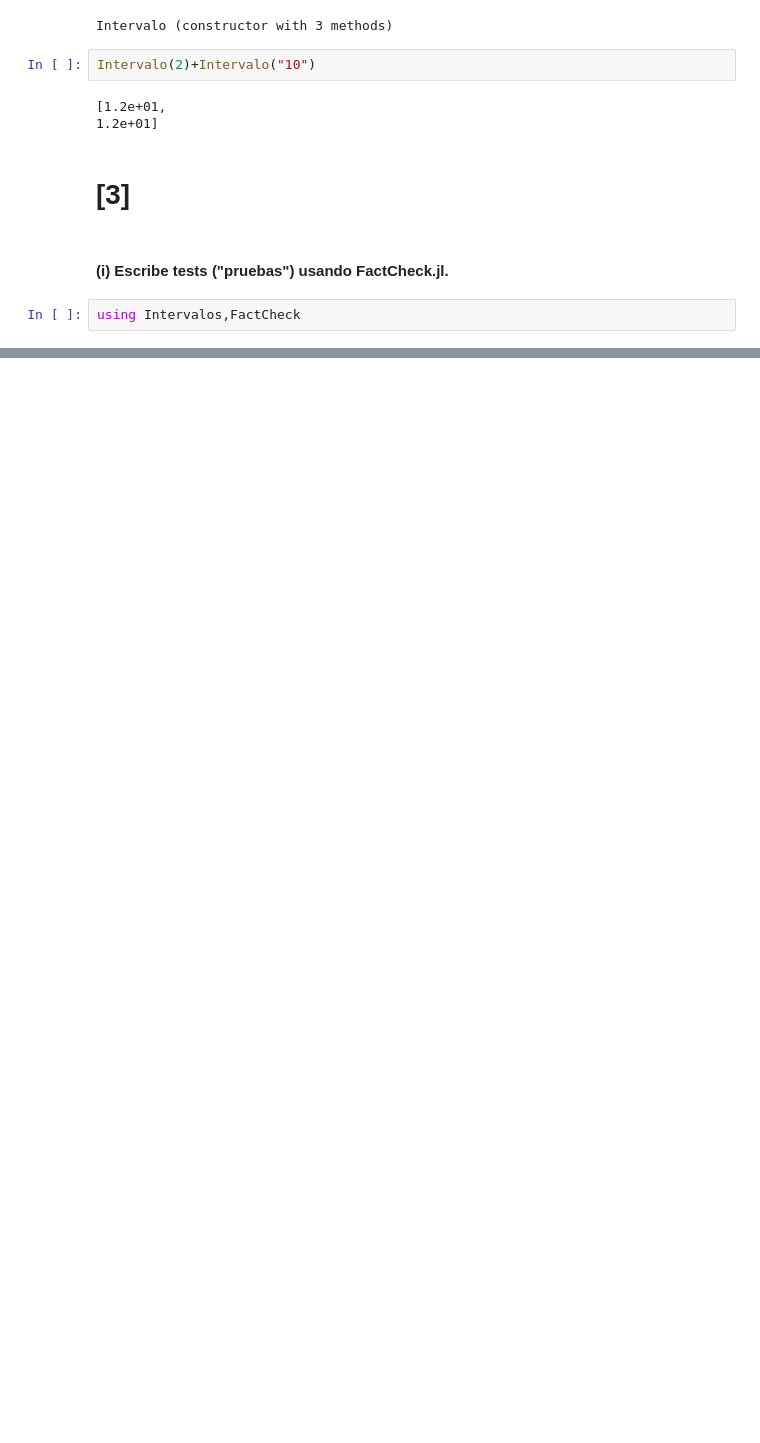
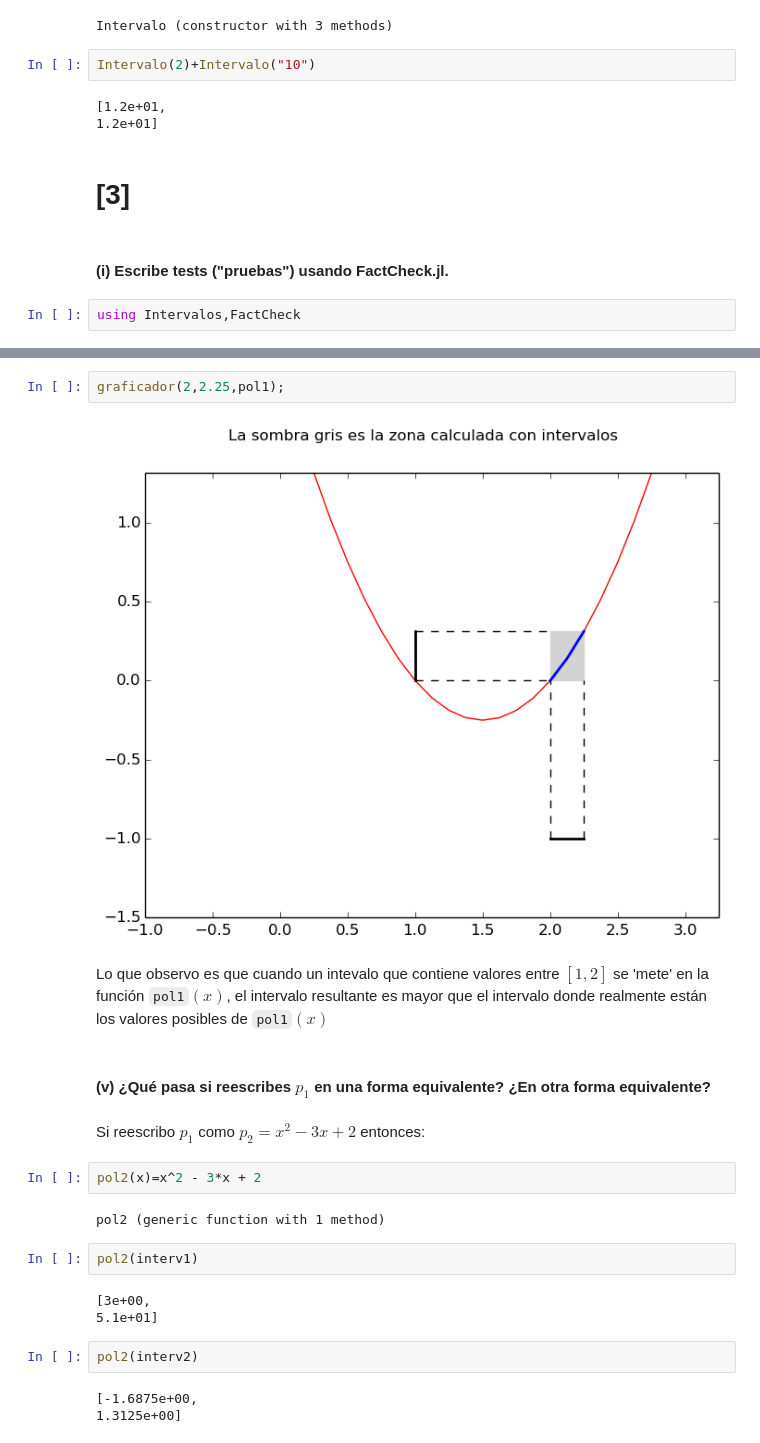
Before and after one commit to shgaeo/clase, a Jupyter notebook: tareas/Sobre_07.*_En_MetodosNumericosAvanzados.ipynb, the cells around one changed output, grey strips where cells are left out. Cells and saved outputs as stored; diff of their text form; blank space fills up the shorter version.

```diff
--- a/tareas/Sobre_07.*_En_MetodosNumericosAvanzados.ipynb
+++ b/tareas/Sobre_07.*_En_MetodosNumericosAvanzados.ipynb
@@ -304,0 +474,24 @@ delayed_handler (generic function with 4 methods)
+# %%
+graficador(2,2.25,pol1);
+# %% [output]
+[figure, added]
+# %% [markdown]
+Lo que observo es que cuando un intevalo que contiene valores entre $[1,2]$ se 'mete' en la función `pol1`$(x)$, el intervalo resultante es mayor que el intervalo donde realmente están los valores posibles de `pol1`$(x)$
+# %% [markdown]
+#### (v) ¿Qué pasa si reescribes $p_1$ en una forma equivalente? ¿En otra forma equivalente?
+# %% [markdown]
+Si reescribo $p_1$ como $p_2= x^2 - 3x + 2$ entonces:
+# %%
+pol2(x)=x^2 - 3*x + 2
+# %% [output]
+pol2 (generic function with 1 method)
+# %%
+pol2(interv1)
+# %% [output]
+[3e+00,
+5.1e+01]
+# %%
+pol2(interv2)
+# %% [output]
+[-1.6875e+00,
+1.3125e+00]
```
Also changed, not shown: parts of 67 cells of this notebook.
